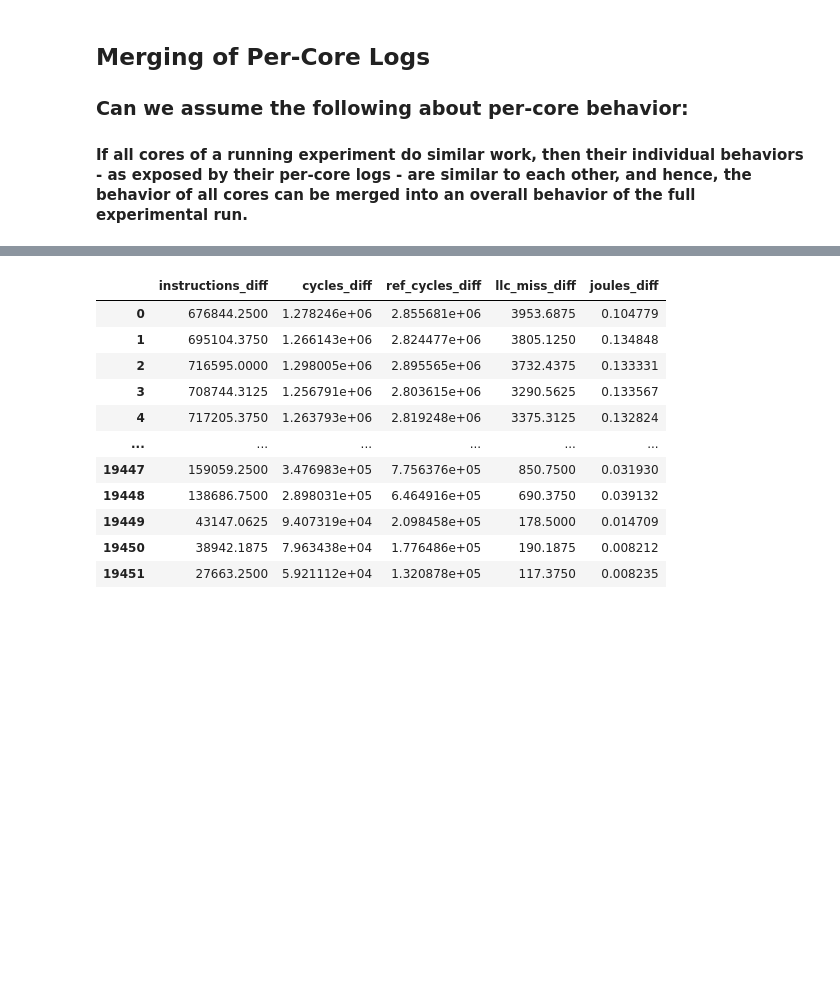
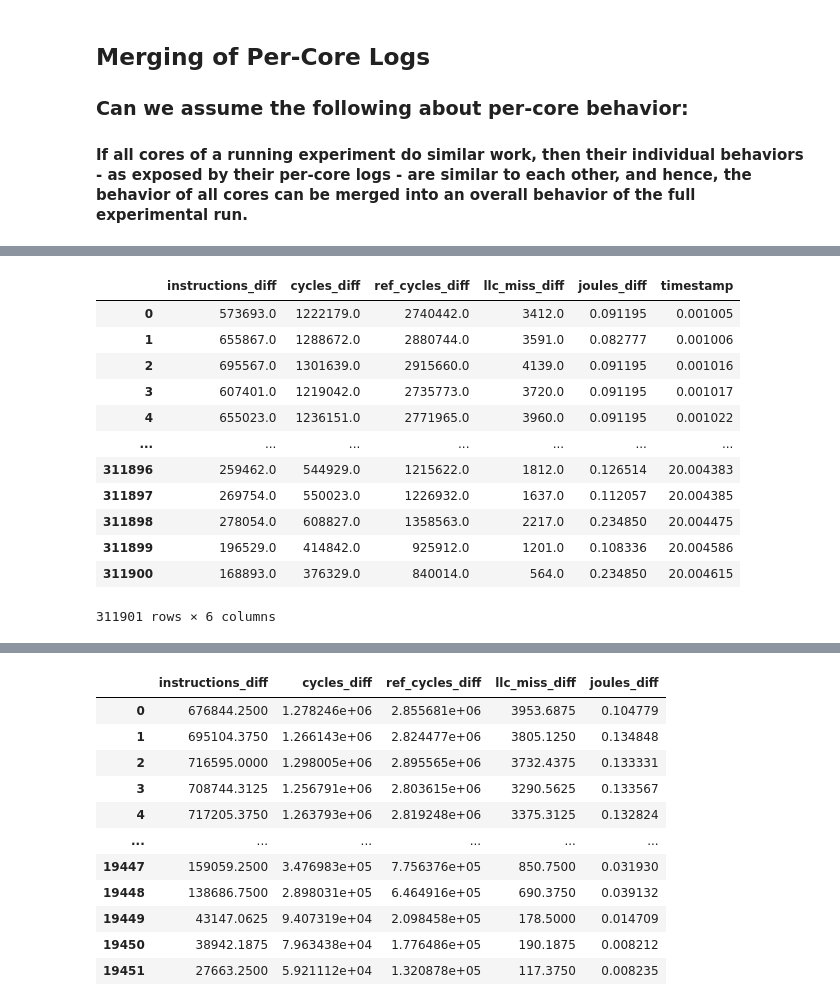
Before and after one commit to awadyn/network_exec_energy_study, a Jupyter notebook: full_logs/Merging of Millisecond-level and Microsecond-level Per-Core Logs.ipynb, the cells around one changed output, grey strips where cells are left out. Drawn from its saved outputs; the diff is of its cells as text; code cells hidden in the pictures; blank space fills up the shorter version.

```diff
--- a/full_logs/Merging of Millisecond-level and Microsecond-level Per-Core Logs.ipynb
+++ b/full_logs/Merging of Millisecond-level and Microsecond-level Per-Core Logs.ipynb
@@ -149,12 +168,19 @@ def merge_concat_logs(counters_full_df, non_counters_full_df):
     # creating dfs of average per-core log readings
     df_merged_counter = pd.DataFrame(columns=['instructions_diff', 'cycles_diff', 'ref_cycles_diff', \
                                      'llc_miss_diff', 'joules_diff'])
-    df_merged_non_counter = pd.DataFrame(columns=['rx_bytes', 'rx_desc', 'tx_bytes', 'tx_desc'])
+    df_merged_non_counter = pd.DataFrame()
+#    df_merged_non_counter = pd.DataFrame(columns=['rx_bytes', 'rx_desc', 'tx_bytes', 'tx_desc'])
 
+    # SCHEME 1
+#    for col in df_merged_counter.columns:
+#        df_merged_counter[col] = (counters_full_df[[col, col+'_0']].sum(axis=1))/16
+#    for col in df_merged_non_counter.columns:
+#        df_merged_non_counter[col] = (non_counters_full_df[[col, col+'_0']].sum(axis=1))/16
+
+    # SCHEME 2
     for col in df_merged_counter.columns:
-        df_merged_counter[col] = (counters_full_df[[col, col+'_0']].sum(axis=1))/16
-    for col in df_merged_non_counter.columns:
-        df_merged_non_counter[col] = (non_counters_full_df[[col, col+'_0']].sum(axis=1))/16
+        df_merged_counter[col] = (counters_full_df[[col, col+'_0']].sum(axis=1))
+    df_merged_counter['timestamp'] = counters_full_df['timestamp']
 
     return df_merged_counter, df_merged_non_counter
 # %%
@@ -223,0 +251,16 @@ counters_full_df
+# %%
+merged_counters_df
+# %% [output]
+|  | instructions_diff | cycles_diff | ref_cycles_diff | llc_miss_diff | joules_diff | timestamp |
+| 0 | 573693.0 | 1222179.0 | 2740442.0 | 3412.0 | 0.091195 | 0.001005 |
+| 1 | 655867.0 | 1288672.0 | 2880744.0 | 3591.0 | 0.082777 | 0.001006 |
+| 2 | 695567.0 | 1301639.0 | 2915660.0 | 4139.0 | 0.091195 | 0.001016 |
+| 3 | 607401.0 | 1219042.0 | 2735773.0 | 3720.0 | 0.091195 | 0.001017 |
+| 4 | 655023.0 | 1236151.0 | 2771965.0 | 3960.0 | 0.091195 | 0.001022 |
+| ... | ... | ... | ... | ... | ... | ... |
+| 311896 | 259462.0 | 544929.0 | 1215622.0 | 1812.0 | 0.126514 | 20.004383 |
+| 311897 | 269754.0 | 550023.0 | 1226932.0 | 1637.0 | 0.112057 | 20.004385 |
+| 311898 | 278054.0 | 608827.0 | 1358563.0 | 2217.0 | 0.234850 | 20.004475 |
+| 311899 | 196529.0 | 414842.0 | 925912.0 | 1201.0 | 0.108336 | 20.004586 |
+| 311900 | 168893.0 | 376329.0 | 840014.0 | 564.0 | 0.234850 | 20.004615 |
+311901 rows × 6 columns
```
Also changed, not shown: parts of 27 cells of this notebook, 2 other files.
